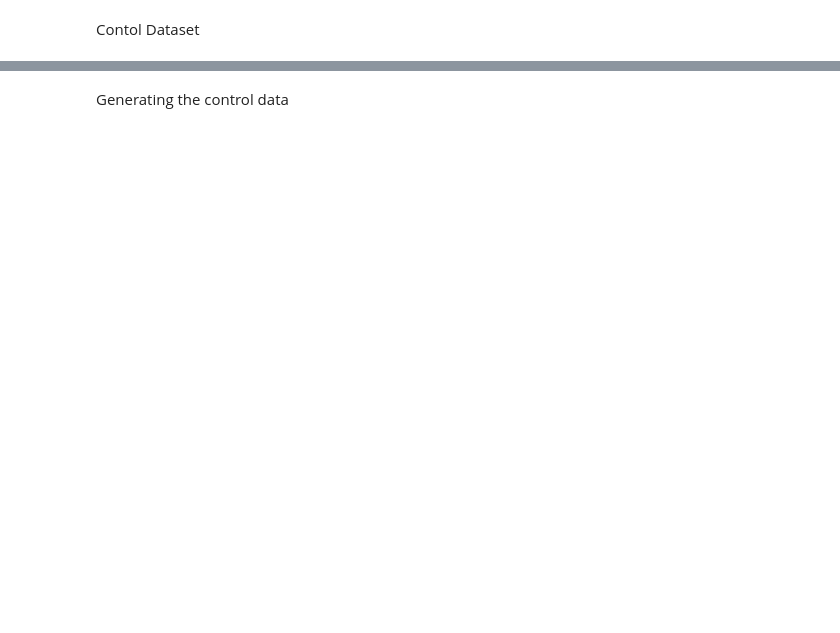
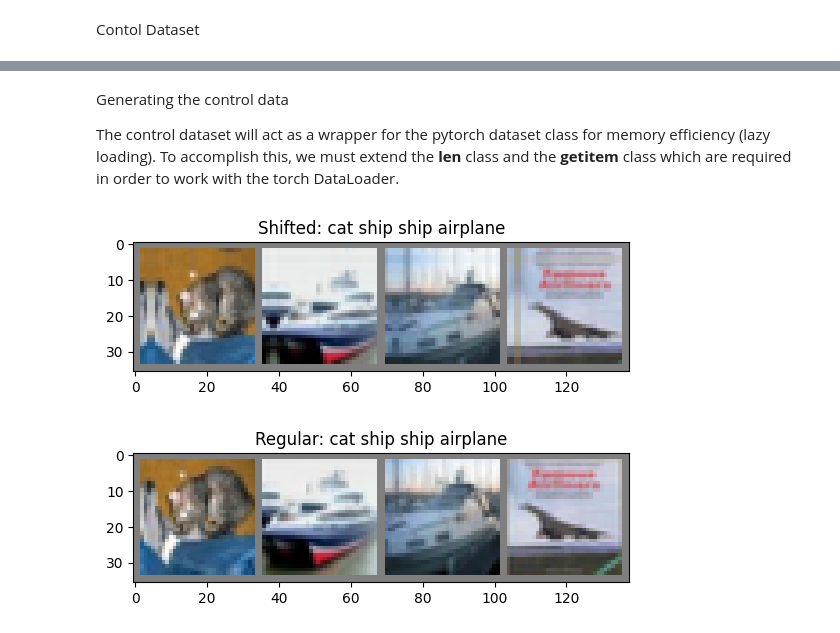
Before and after one commit to 641e16/shift_invariance_control_dataset, a Jupyter notebook: control_dataset.ipynb, the cells around one changed output, grey strips where cells are left out. Cells and saved outputs as stored; diff of their text form; code cells hidden in the pictures; blank space fills up the shorter version.

Commit message:
create control dataset with some shift. visualise the shift and edge correction changes

```diff
--- a/control_dataset.ipynb
+++ b/control_dataset.ipynb
@@ -28,2 +27,50 @@ plt.title(' '.join(test_set.classes[label] for label in labels)); plt.show()
 # %% [markdown]
 Generating the control data
+
+The control dataset will act as a wrapper for the pytorch dataset class for memory efficiency (lazy loading). To accomplish this, we must extend the __len__ class and the __getitem__ class which are required in order to work with the torch DataLoader.
+# %%
+
+class ControlShiftDataset(Dataset):
+    def __init__(self, data: Dataset, shift: int = 1, edge_correction: bool = True):
+        self.original_dataset = data
+        self.shift_by = shift
+        self.edge_correction = edge_correction
+
+    def __len__(self):
+        return len(self.original_dataset)
+
+    def __getitem__(self, idx):
+        img, label = self.original_dataset[idx]
+        np_img = img.numpy()
+
+        shift = (0, self.shift_by, self.shift_by) # shift height and width
+        # what direction tho?
+
+        correction = 'reflect' if self.edge_correction else 'constant'
+        shifted_img = scipy.ndimage.shift(np_img, shift=shift, mode=correction, cval=0.0)
+        shifted_tensor = torch.from_numpy(shifted_img).float()
+
+        return shifted_tensor, label
+# %%
+# checking shifted images
+
+test_set_shift_100 = ControlShiftDataset(test_set, shift=3, edge_correction=True)
+shifted_loader = DataLoader(test_set_shift_100, batch_size=4, shuffle=False)
+
+# visualise
+shifted_images, shifted_labels = next(iter(shifted_loader))
+plt.imshow(torchvision.utils.make_grid(shifted_images).permute(1, 2, 0) / 2 + 0.5)
+plt.title('Shifted: ' + ' '.join(test_set.classes[label] for label in shifted_labels))
+plt.show()
+
+test_set_no_shift = test_set
+loader = DataLoader(test_set_no_shift, batch_size=4, shuffle=False)
+
+# visualise
+images, labels = next(iter(loader))
+plt.imshow(torchvision.utils.make_grid(images).permute(1, 2, 0) / 2 + 0.5)
+plt.title('Regular: ' + ' '.join(test_set.classes[label] for label in labels))
+plt.show()
+# %% [output]
+[figure, added]
+[figure, added]
```
Also changed, not shown: parts of 1 cell of this notebook.
